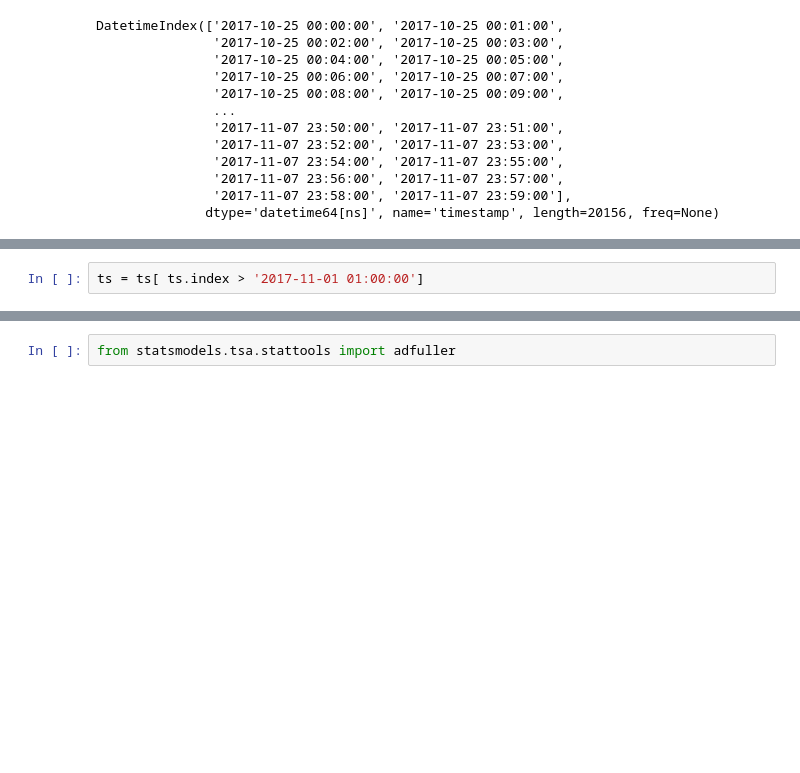
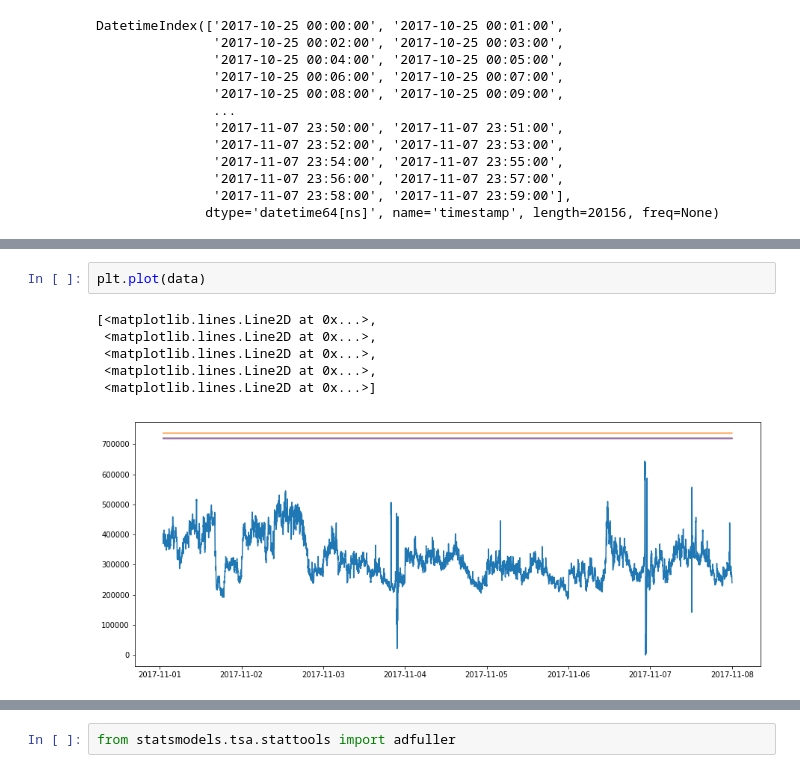
Before and after one commit to lcguerrerocovo/autoscaling-forecast, a Jupyter notebook: analysis.ipynb, the cells around one changed output, grey strips where cells are left out. Drawn from its saved outputs; the diff is of its cells as text; blank space fills up the shorter version.

```diff
--- a/analysis.ipynb
+++ b/analysis.ipynb
@@ -61,2 +49,9 @@ Name: request count, dtype: float64
-# %%
-ts = ts[ ts.index > '2017-11-01 01:00:00']
+# %%
+plt.plot(data)
+# %% [output]
+[<matplotlib.lines.Line2D at 0x...>,
+ <matplotlib.lines.Line2D at 0x...>,
+ <matplotlib.lines.Line2D at 0x...>,
+ <matplotlib.lines.Line2D at 0x...>,
+ <matplotlib.lines.Line2D at 0x...>]
+[figure, added]
```
Also changed, not shown: parts of 12 cells of this notebook.
